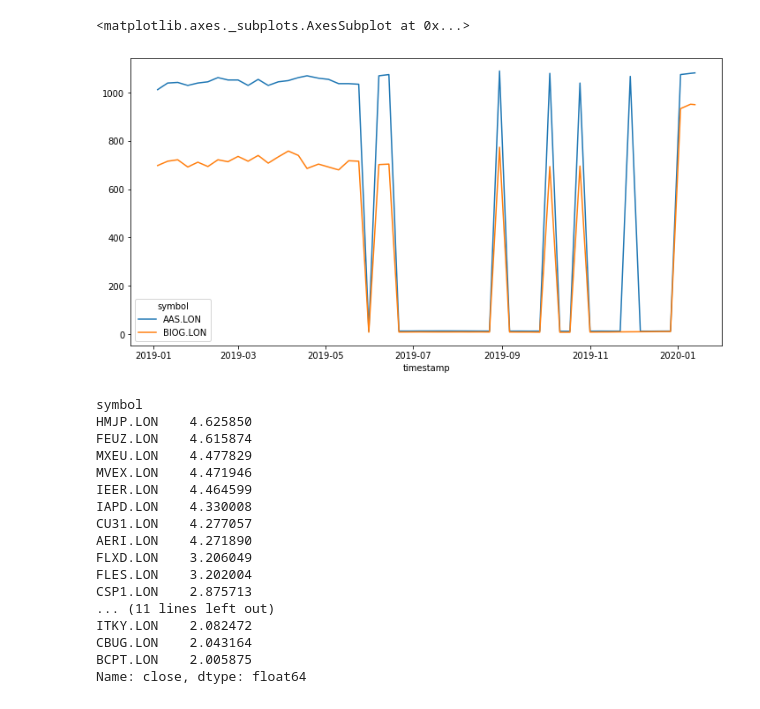
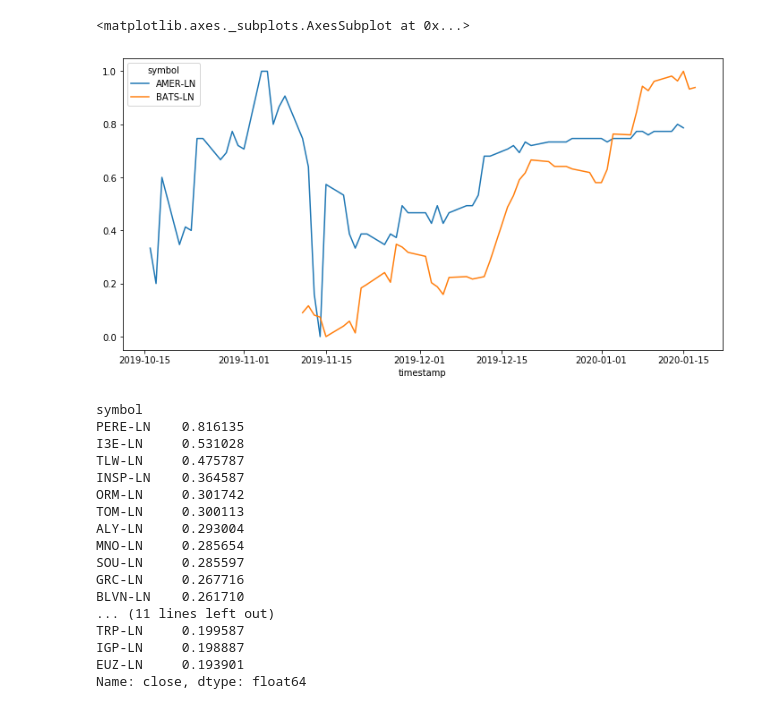
Before and after one commit to dsharpc/StockNetworks, a Jupyter notebook: app/Dev.ipynb, the cells around one changed output. Cells and saved outputs as stored; diff of their text form; code cells hidden in the pictures.

```diff
--- a/app/Dev.ipynb
+++ b/app/Dev.ipynb
@@ -35,33 +35,35 @@ corrs[corrs['cor'] > 0.95].head(20)
 price = pd.read_sql('select * from price \
     where \
      ("timestamp" between \'2019-01-01-\' and \'2020-01-19\')', engine)
+# %%
+price['close_s'] = price.groupby('symbol')['close'].apply(lambda x: (x-min(x))/(max(x)-min(x)))
 # %%
-price[price['symbol'].isin(['AAS.LON','BIOG.LON'])][['timestamp','close','symbol']].pivot(index = 'timestamp', values = 'close', columns='symbol')\
+price[price['symbol'].isin(['BATS-LN','AMER-LN'])][['timestamp','close_s','symbol']].pivot(index = 'timestamp', values = 'close_s', columns='symbol')\
 .plot(figsize=(12,6))
 # %% [output]
 <matplotlib.axes._subplots.AxesSubplot at 0x...>
-[figure, old version]
+[figure, new version]
 # %%
 stdevs = price.groupby('symbol')['close'].apply(lambda x: np.std(x)/x.mean())
 # %%
 stdevs[stdevs>0].sort_values(ascending=False).head(25)
 # %% [output]
 symbol
-HMJP.LON    4.625850
-FEUZ.LON    4.615874
-MXEU.LON    4.477829
-MVEX.LON    4.471946
-IEER.LON    4.464599
-IAPD.LON    4.330008
-CU31.LON    4.277057
-AERI.LON    4.271890
-FLXD.LON    3.206049
-FLES.LON    3.202004
-CSP1.LON    2.875713
+PERE-LN    0.816135
+I3E-LN     0.531028
+TLW-LN     0.475787
+INSP-LN    0.364587
+ORM-LN     0.301742
+TOM-LN     0.300113
+ALY-LN     0.293004
+MNO-LN     0.285654
+SOU-LN     0.285597
+GRC-LN     0.267716
+BLVN-LN    0.261710
 ... (11 lines left out)
-ITKY.LON    2.082472
-CBUG.LON    2.043164
-BCPT.LON    2.005875
+TRP-LN     0.199587
+IGP-LN     0.198887
+EUZ-LN     0.193901
 Name: close, dtype: float64
 # %%
 price[price['symbol'] == 'AAS.LON']['close']
```
Also changed, not shown: parts of 4 cells of this notebook, 2 other files.
